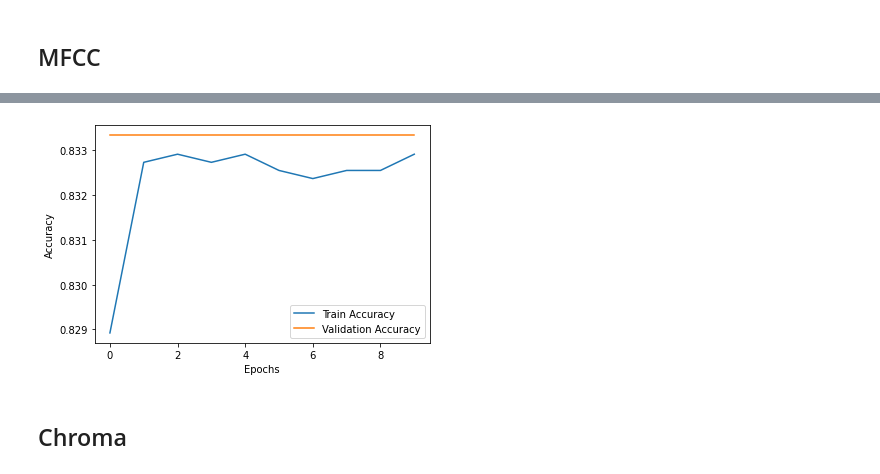
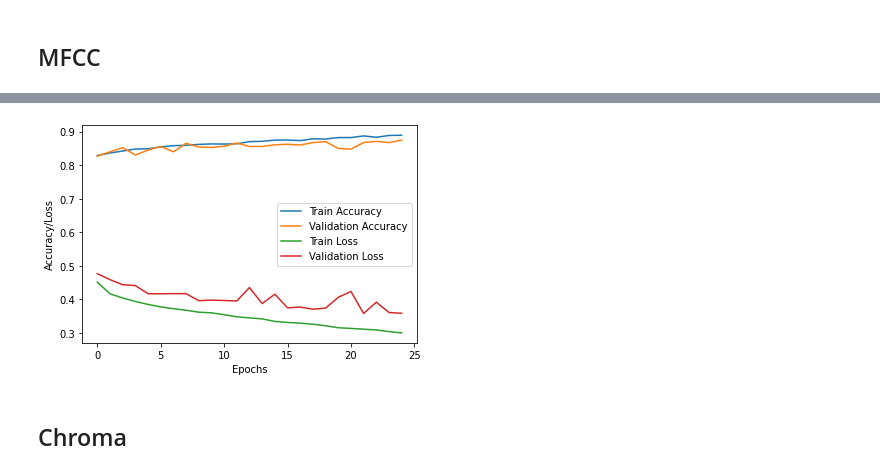
Before and after one commit to deimerin/ai1-project, a Jupyter notebook: notebook.ipynb, the cells around one changed output, grey strips where cells are left out. Cells and saved outputs as stored; diff of their text form; code cells hidden in the pictures.

```diff
--- a/notebook.ipynb
+++ b/notebook.ipynb
@@ -401,12 +423,9 @@ mspec_test.shape
 
 mfcc_model = tf.keras.models.Sequential()
 mfcc_model.add(tf.keras.layers.Conv2D(32, (3, 3), activation='relu', padding='same', input_shape=(20,259,1)))
-mfcc_model.add(tf.keras.layers.Dropout(0.2))
-mfcc_model.add(tf.keras.layers.Conv2D(16, (3, 3), activation='relu', padding='valid'))
 mfcc_model.add(tf.keras.layers.MaxPooling2D((2, 2)))
 mfcc_model.add(tf.keras.layers.Flatten())
 mfcc_model.add(tf.keras.layers.Dense(64, activation='relu'))
-mfcc_model.add(tf.keras.layers.Dropout(0.3))
 mfcc_model.add(tf.keras.layers.Dense(8, activation='softmax'))
 mfcc_model.summary()
 # %% [output]
@@ -429,9 +451,9 @@ Non-trainable params: 0
 _________________________________________________________________
 # %%
 # Training
-mfcc_model.compile(optimizer=tf.keras.optimizers.SGD(),
+mfcc_model.compile(optimizer=tf.keras.optimizers.SGD(learning_rate=0.005), #momentum=0.5, decay=0.0004),
               loss='categorical_crossentropy',
               metrics=['accuracy'])
 
-mfcc_history = mfcc_model.fit(mfcc_train, y_train_ohe, epochs=10, validation_data=(mfcc_test, y_test_ohe))
+mfcc_history = mfcc_model.fit(mfcc_train, y_train_ohe, epochs=25, validation_data=(mfcc_test, y_test_ohe))
 # %% [output]
@@ -447,11 +479,13 @@ Epoch 4/10
 
 plt.plot(mfcc_history.history['accuracy'], label='Train Accuracy')
 plt.plot(mfcc_history.history['val_accuracy'], label='Validation Accuracy')
+plt.plot(mfcc_history.history['loss'], label='Train Loss')
+plt.plot(mfcc_history.history['val_loss'], label='Validation Loss')
 plt.xlabel('Epochs')
-plt.ylabel('Accuracy')
+plt.ylabel('Accuracy/Loss')
 plt.legend()
 
-
-test_loss, test_acc = model.evaluate(mfcc_test, y_test_ohe)
+test_loss, test_acc = mfcc_model.evaluate(mfcc_test, y_test_ohe)
 print('Test accuracy:', test_acc)
+print('Test loss:', test_loss)
 # %% [output]
@@ -460,4 +495,4 @@ Test accuracy: 0.8333333134651184
-[figure, old version]
+[figure, new version]
 # %% [markdown]
 ## Chroma
 # %%
```
Also changed, not shown: parts of 42 cells of this notebook, 3 other files.
